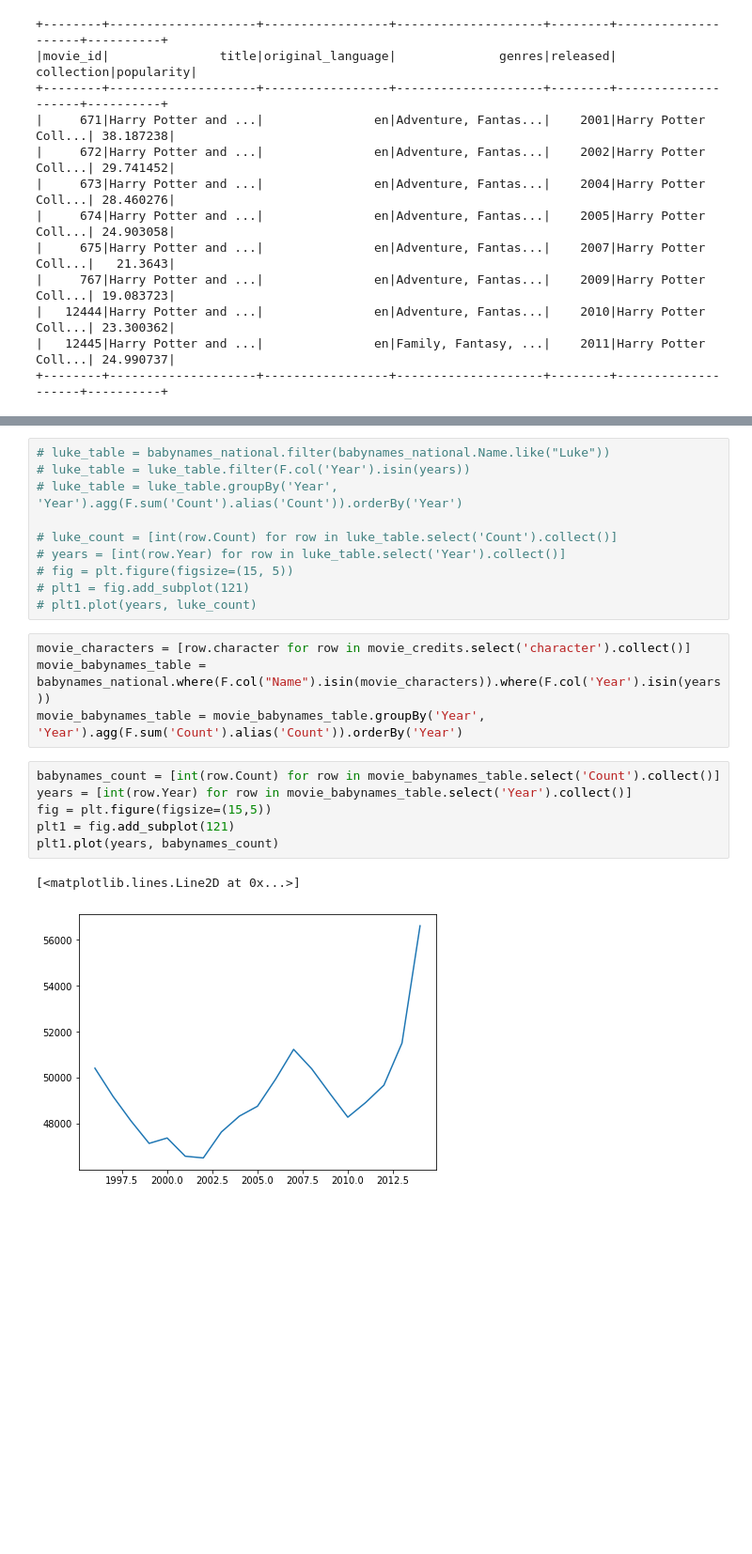
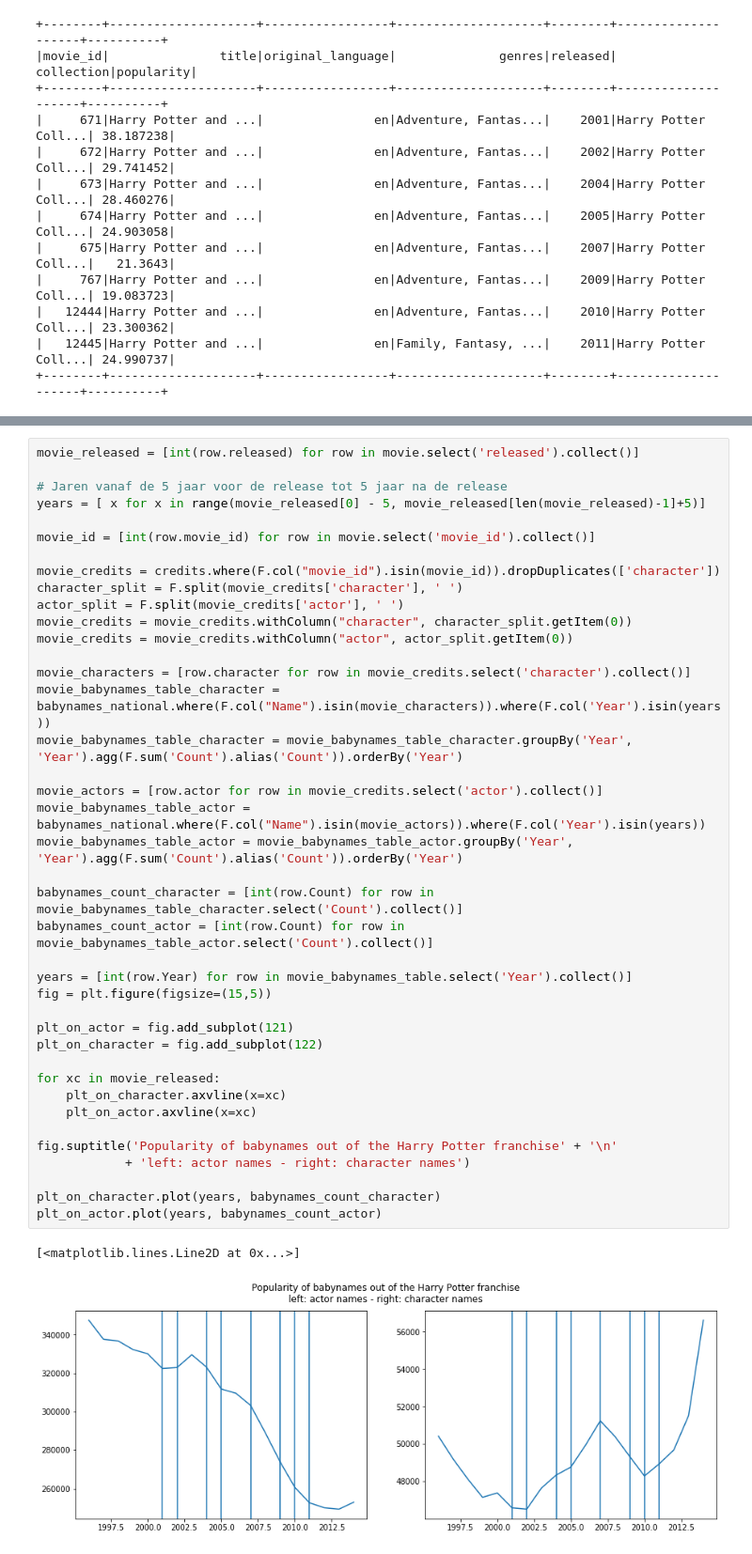
Before and after one commit to LilyThomas/DataMining, a Jupyter notebook: collectionsGraph.ipynb, the cells around one changed output, grey strips where cells are left out. Shown at 94% size. Drawn from its saved outputs; the diff is of its cells as text; blank space fills up the shorter version.

```diff
--- a/collectionsGraph.ipynb
+++ b/collectionsGraph.ipynb
@@ -294,23 +254,43 @@ only showing top 20 rows
-# %%
-# luke_table = babynames_national.filter(babynames_national.Name.like("Luke"))
-# luke_table = luke_table.filter(F.col('Year').isin(years))
-# luke_table = luke_table.groupBy('Year', 'Year').agg(F.sum('Count').alias('Count')).orderBy('Year')
-
-# luke_count = [int(row.Count) for row in luke_table.select('Count').collect()]
-# years = [int(row.Year) for row in luke_table.select('Year').collect()]
-# fig = plt.figure(figsize=(15, 5))
-# plt1 = fig.add_subplot(121)
-# plt1.plot(years, luke_count)
-# %%
-movie_characters = [row.character for row in movie_credits.select('character').collect()]
-movie_babynames_table = babynames_national.where(F.col("Name").isin(movie_characters)).where(F.col('Year').isin(years))
-movie_babynames_table = movie_babynames_table.groupBy('Year', 'Year').agg(F.sum('Count').alias('Count')).orderBy('Year')
-# %%
-babynames_count = [int(row.Count) for row in movie_babynames_table.select('Count').collect()]
-years = [int(row.Year) for row in movie_babynames_table.select('Year').collect()]
-fig = plt.figure(figsize=(15,5))
-plt1 = fig.add_subplot(121)
-plt1.plot(years, babynames_count)
-# %% [output]
-[<matplotlib.lines.Line2D at 0x...>]
-[figure, removed]
+# %%
+movie_released = [int(row.released) for row in movie.select('released').collect()]
+
+# Jaren vanaf de 5 jaar voor de release tot 5 jaar na de release
+years = [ x for x in range(movie_released[0] - 5, movie_released[len(movie_released)-1]+5)]
+
+movie_id = [int(row.movie_id) for row in movie.select('movie_id').collect()]
+
+movie_credits = credits.where(F.col("movie_id").isin(movie_id)).dropDuplicates(['character'])
+character_split = F.split(movie_credits['character'], ' ')
+actor_split = F.split(movie_credits['actor'], ' ')
+movie_credits = movie_credits.withColumn("character", character_split.getItem(0))
+movie_credits = movie_credits.withColumn("actor", actor_split.getItem(0))
+
+movie_characters = [row.character for row in movie_credits.select('character').collect()]
+movie_babynames_table_character = babynames_national.where(F.col("Name").isin(movie_characters)).where(F.col('Year').isin(years))
+movie_babynames_table_character = movie_babynames_table_character.groupBy('Year', 'Year').agg(F.sum('Count').alias('Count')).orderBy('Year')
+
+movie_actors = [row.actor for row in movie_credits.select('actor').collect()]
+movie_babynames_table_actor = babynames_national.where(F.col("Name").isin(movie_actors)).where(F.col('Year').isin(years))
+movie_babynames_table_actor = movie_babynames_table_actor.groupBy('Year', 'Year').agg(F.sum('Count').alias('Count')).orderBy('Year')
+
+babynames_count_character = [int(row.Count) for row in movie_babynames_table_character.select('Count').collect()]
+babynames_count_actor = [int(row.Count) for row in movie_babynames_table_actor.select('Count').collect()]
+
+years = [int(row.Year) for row in movie_babynames_table.select('Year').collect()]
+fig = plt.figure(figsize=(15,5))
+
+plt_on_actor = fig.add_subplot(121)
+plt_on_character = fig.add_subplot(122)
+
+for xc in movie_released:
+    plt_on_character.axvline(x=xc)
+    plt_on_actor.axvline(x=xc)
+
+fig.suptitle('Popularity of babynames out of the Harry Potter franchise' + '\n'
+            + 'left: actor names - right: character names')
+
+plt_on_character.plot(years, babynames_count_character)
+plt_on_actor.plot(years, babynames_count_actor)
+# %% [output]
+[<matplotlib.lines.Line2D at 0x...>]
+[figure, added]
```
Also changed, not shown: parts of 8 cells of this notebook.
